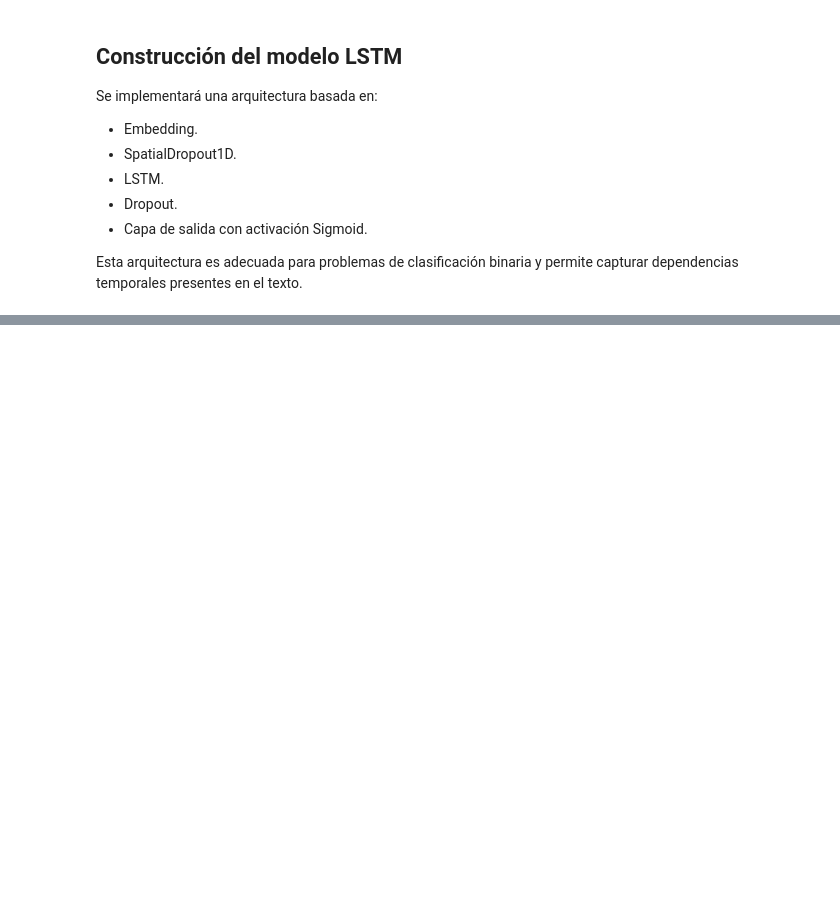
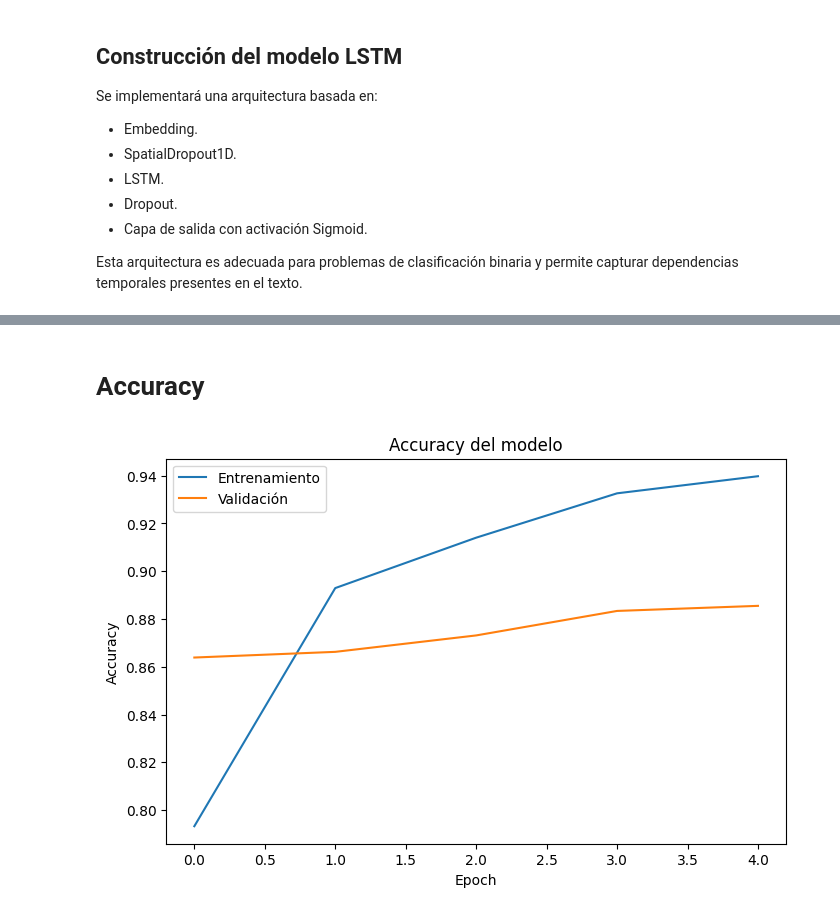
Before and after one commit to benjatapiav/deeplearning_evaluacion_3, a Jupyter notebook: notebook_1.ipynb, the cells around one changed output, grey strips where cells are left out. Drawn from its saved outputs; the diff is of its cells as text; code cells hidden in the pictures; blank space fills up the shorter version.

```diff
--- a/notebook_1.ipynb
+++ b/notebook_1.ipynb
@@ -217,0 +287,6 @@ Esta arquitectura es adecuada para problemas de clasificación binaria y permite
+# %%
+model.compile(
+    loss='binary_crossentropy',
+    optimizer='adam',
+    metrics=['accuracy']
+)
@@ -217,0 +456,23 @@ Esta arquitectura es adecuada para problemas de clasificación binaria y permite
+# %% [markdown]
+# Accuracy
+# %%
+plt.figure(figsize=(8,5))
+
+plt.plot(
+    history.history['accuracy'],
+    label='Entrenamiento'
+)
+
+plt.plot(
+    history.history['val_accuracy'],
+    label='Validación'
+)
+
+plt.xlabel('Epoch')
+plt.ylabel('Accuracy')
+plt.title('Accuracy del modelo')
+plt.legend()
+
+plt.show()
+# %% [output]
+[figure, added]
```
Also changed, not shown: parts of 27 cells of this notebook, 2 other files.
